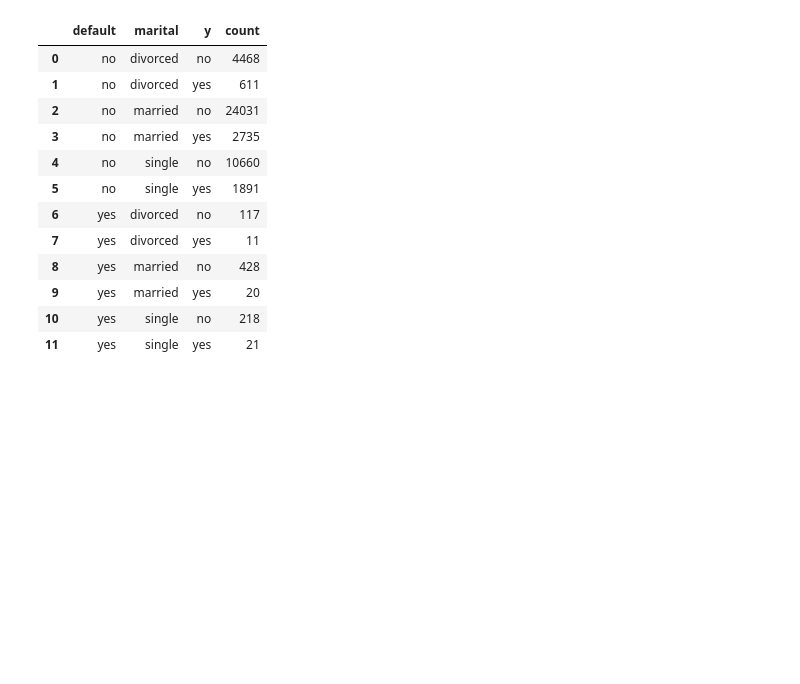
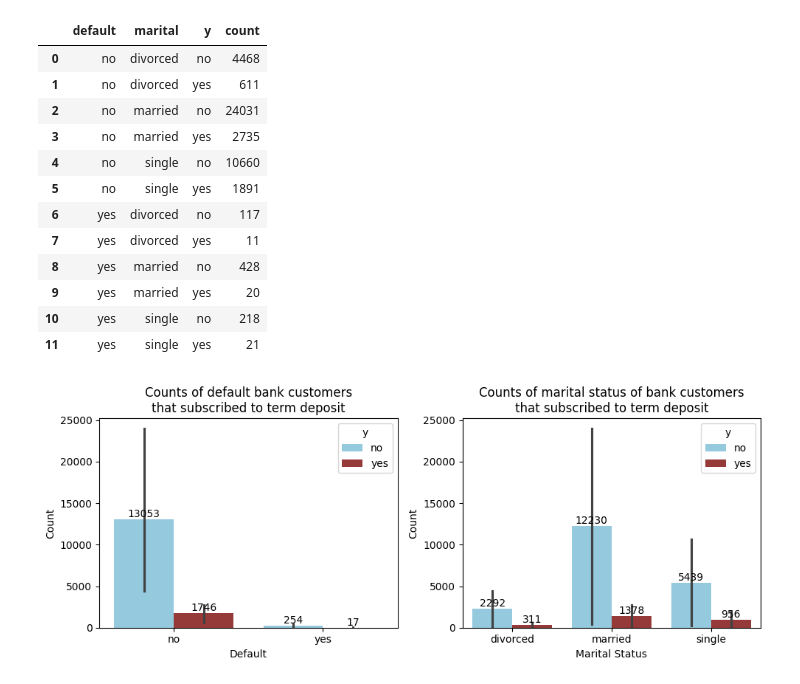
Before and after one commit to Koanim/Data-Analytics-Pathway-Assessment, a Jupyter notebook: TMP-TFA.ipynb, the cells around one changed output. Cells and saved outputs as stored; diff of their text form; code cells hidden in the pictures; blank space fills up the shorter version.

```diff
--- a/TMP-TFA.ipynb
+++ b/TMP-TFA.ipynb
@@ -469,3 +495,35 @@ def_df
 | 9 | yes | married | yes | 20 |
 | 10 | yes | single | no | 218 |
 | 11 | yes | single | yes | 21 |
+# %%
+fig, axes = plt.subplots(1, 2, figsize=(10, 4), sharey=False)
+
+# Plot 1: Default vs Count
+sns.barplot(
+    data=def_df, x='default', y='count', hue='y',
+    palette=['skyblue', 'brown'], ax=axes[0]
+)
+axes[0].set_title('Counts of default bank customers\nthat subscribed to term deposit')
+axes[0].set_xlabel('Default')
+axes[0].set_ylabel('Count')
+
+for container in axes[0].containers:
+    axes[0].bar_label(container, fmt='%.0f')
+
+# Plot 2: Marital Status vs Count
+sns.barplot(
+    data=def_df, x='marital', y='count', hue='y',
+    palette=['skyblue', 'brown'], ax=axes[1]
+)
+axes[1].set_title('Counts of marital status of bank customers\nthat subscribed to term deposit')
+axes[1].set_xlabel('Marital Status')
+axes[1].set_ylabel('Count')
+
+for container in axes[1].containers:
+    axes[1].bar_label(container, fmt='%.0f')
+
+
+plt.tight_layout()
+plt.show()
+# %% [output]
+[figure, added]
```
Also changed, not shown: parts of 33 cells of this notebook.
